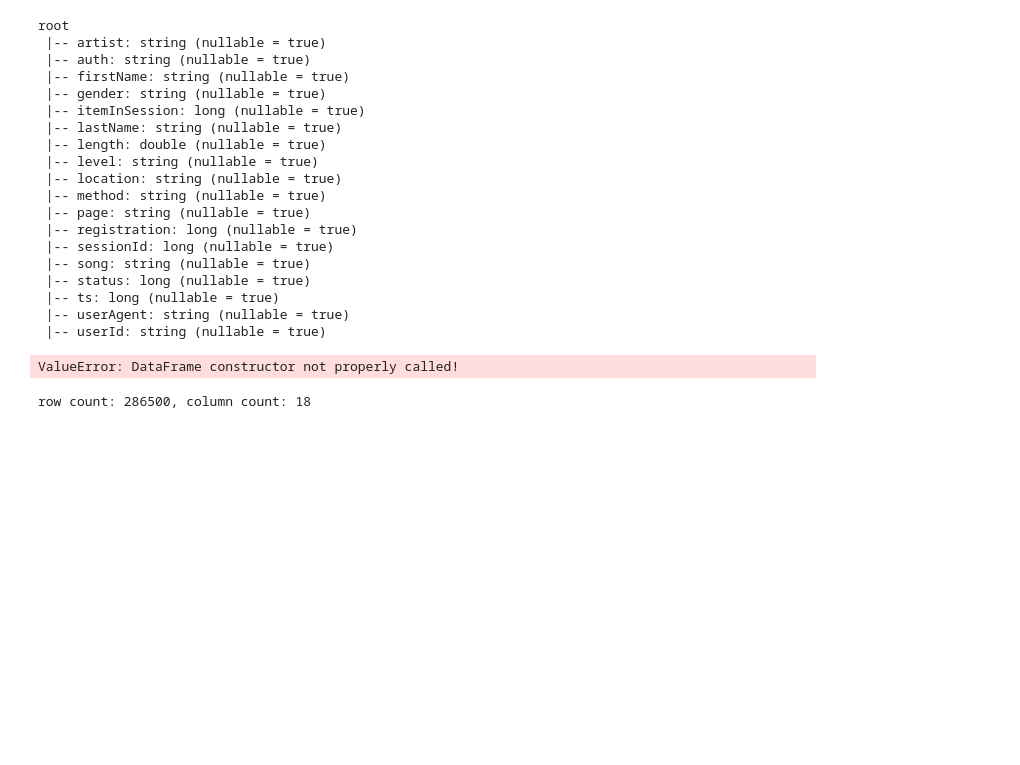
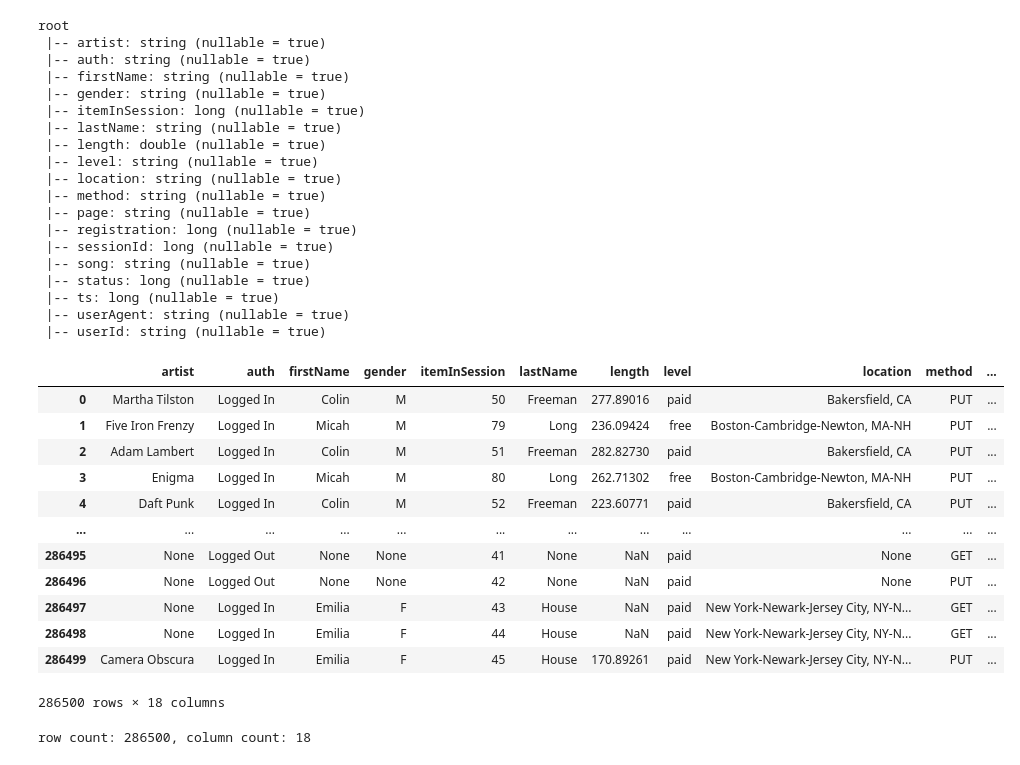
Before and after one commit to ds-praveenkumar/sparkify, a Jupyter notebook: Sparkify.ipynb, the cells around one changed output. Saved outputs shown, nothing was run; the diff lists cells and outputs as text; code cells hidden in the pictures; blank space fills up the shorter version.

```diff
--- a/Sparkify.ipynb
+++ b/Sparkify.ipynb
@@ -89,15 +89,27 @@ root
 # %%
 def show_df(df):
     """
         ARGS:
             - spark Dataframe
         RETURNS:
             - Prints dataframe
     """
-    return pd.DataFrame(df,columns=df.columns).head()
+    return df.toPandas()
 show_df(df)
 # %% [output]
+|  | artist | auth | firstName | gender | itemInSession | lastName | length | level | location | method | ... |
+| 0 | Martha Tilston | Logged In | Colin | M | 50 | Freeman | 277.89016 | paid | Bakersfield, CA | PUT | ... |
+| 1 | Five Iron Frenzy | Logged In | Micah | M | 79 | Long | 236.09424 | free | Boston-Cambridge-Newton, MA-NH | PUT | ... |
+| 2 | Adam Lambert | Logged In | Colin | M | 51 | Freeman | 282.82730 | paid | Bakersfield, CA | PUT | ... |
+| 3 | Enigma | Logged In | Micah | M | 80 | Long | 262.71302 | free | Boston-Cambridge-Newton, MA-NH | PUT | ... |
+| 4 | Daft Punk | Logged In | Colin | M | 52 | Freeman | 223.60771 | paid | Bakersfield, CA | PUT | ... |
+| ... | ... | ... | ... | ... | ... | ... | ... | ... | ... | ... | ... |
+| 286495 | None | Logged Out | None | None | 41 | None | NaN | paid | None | GET | ... |
+| 286496 | None | Logged Out | None | None | 42 | None | NaN | paid | None | PUT | ... |
+| 286497 | None | Logged In | Emilia | F | 43 | House | NaN | paid | New York-Newark-Jersey City, NY-N... | GET | ... |
+| 286498 | None | Logged In | Emilia | F | 44 | House | NaN | paid | New York-Newark-Jersey City, NY-N... | GET | ... |
+| 286499 | Camera Obscura | Logged In | Emilia | F | 45 | House | 170.89261 | paid | New York-Newark-Jersey City, NY-N... | PUT | ... |
-ValueError: DataFrame constructor not properly called!
+286500 rows × 18 columns
 # %%
 def df_dimentions(df):
     """
```
Also changed, not shown: parts of 34 cells of this notebook.
